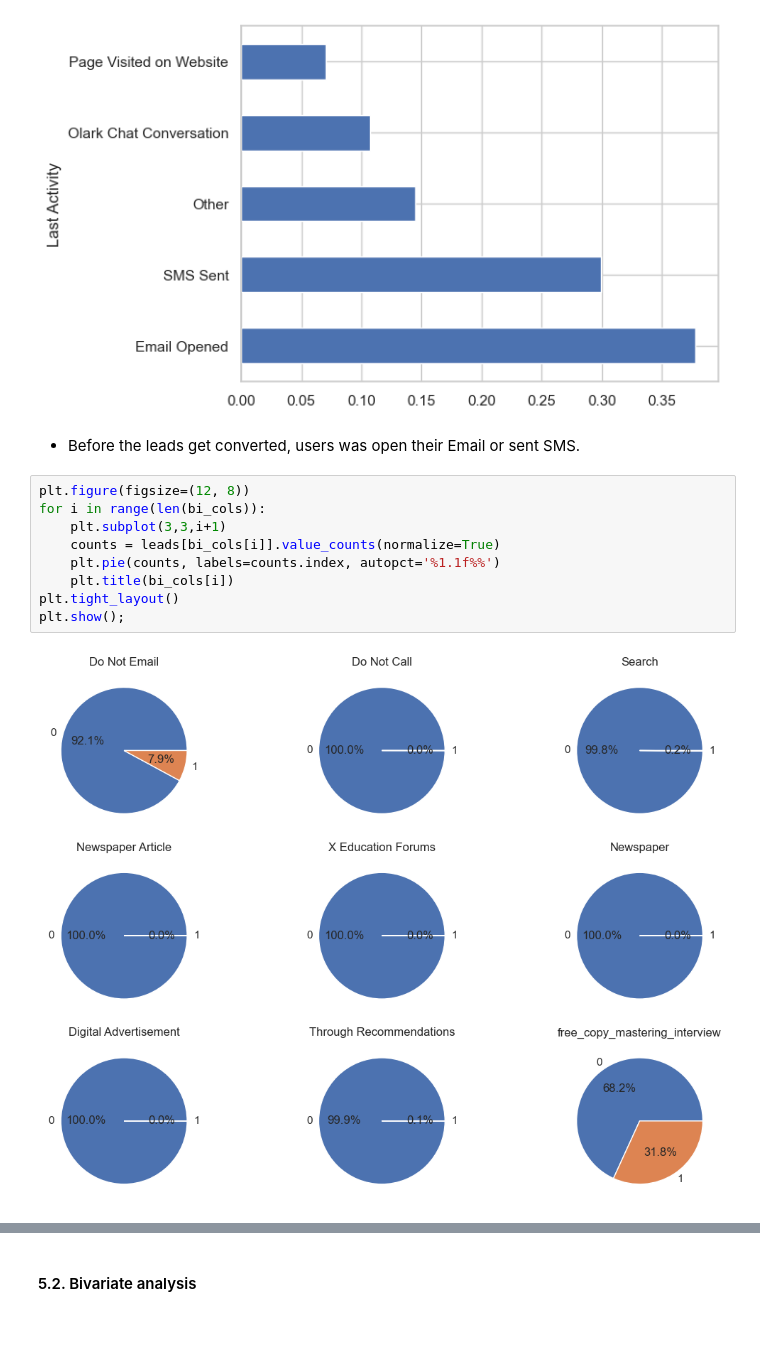
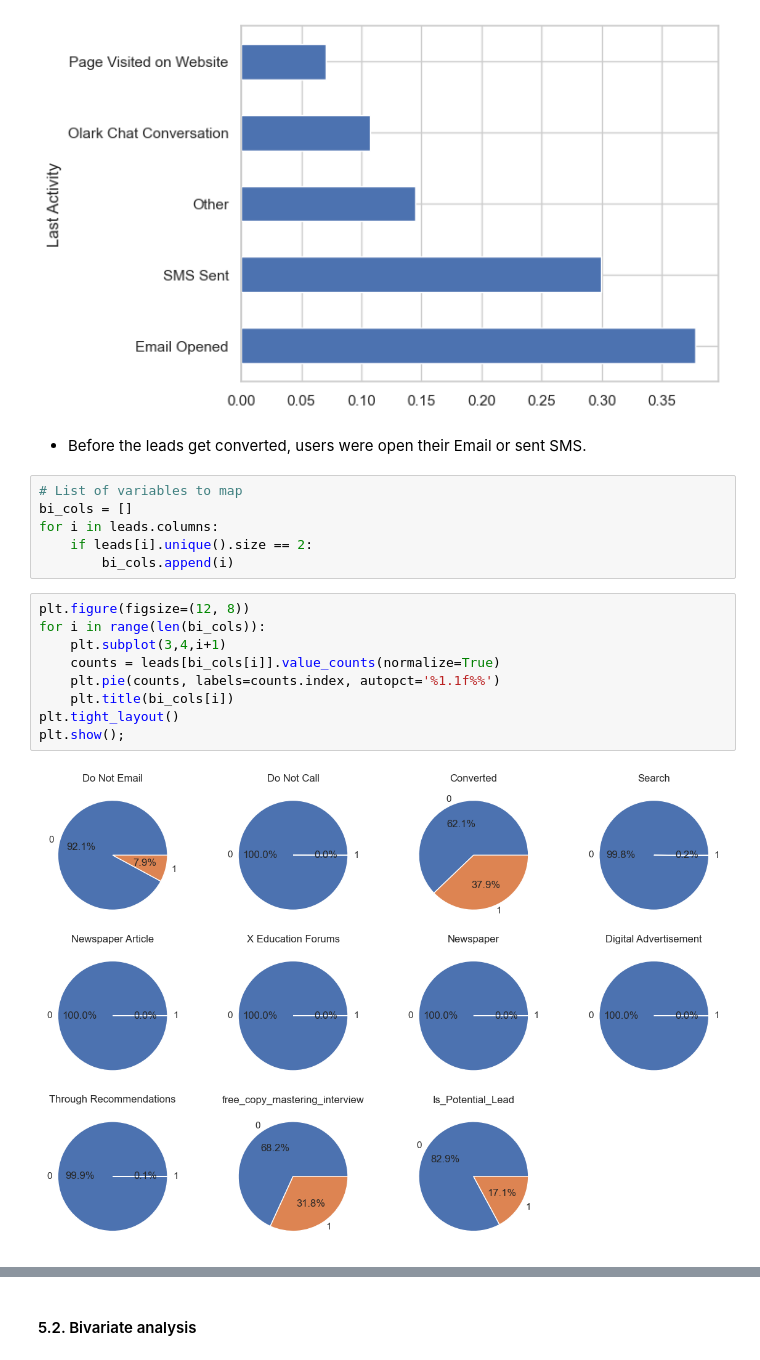
Before and after one commit to lido010209/machine-learning, a Jupyter notebook: Lead Scoring Analysis/1-data_processing.iPynb, the cells around one changed output, grey strips where cells are left out. Drawn from its saved outputs; the diff is of its cells as text; blank space fills up the shorter version.

```diff
--- a/Lead Scoring Analysis/1-data_processing.iPynb
+++ b/Lead Scoring Analysis/1-data_processing.iPynb
@@ -719,18 +719,24 @@ plt.show();
 # %% [output]
 [figure]
 # %% [markdown]
-- Before the leads get converted, users was open their Email or sent SMS.
+- Before the leads get converted, users were open their Email or sent SMS.
+# %%
+# List of variables to map
+bi_cols = []
+for i in leads.columns:
+    if leads[i].unique().size == 2:
+        bi_cols.append(i)
 # %%
 plt.figure(figsize=(12, 8))
 for i in range(len(bi_cols)):
-    plt.subplot(3,3,i+1)
+    plt.subplot(3,4,i+1)
     counts = leads[bi_cols[i]].value_counts(normalize=True)
     plt.pie(counts, labels=counts.index, autopct='%1.1f%%')
     plt.title(bi_cols[i])
 plt.tight_layout()
 plt.show();
 # %% [output]
-[figure, old version]
+[figure, new version]
 # %% [markdown]
 - Most of the customers are okay with receiving emails and calls about the course with over 90% say "No" with "Do not email" or "Do not call" even nearly 100%.
 - However, almost advertisement platforms or measurements are not realy effective, because almost 100% customers said "No" about seeing ad before.
```
Also changed, not shown: parts of 42 cells of this notebook.
